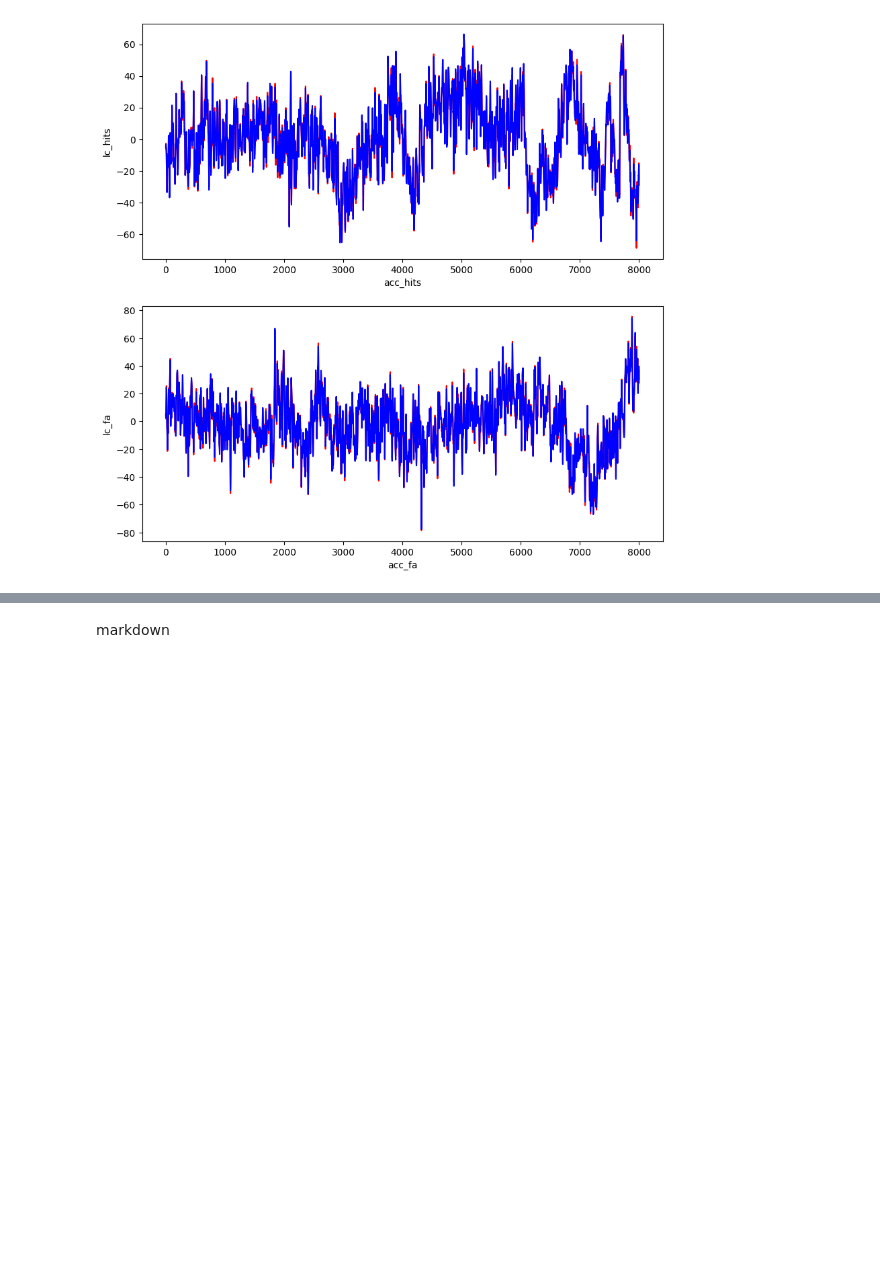
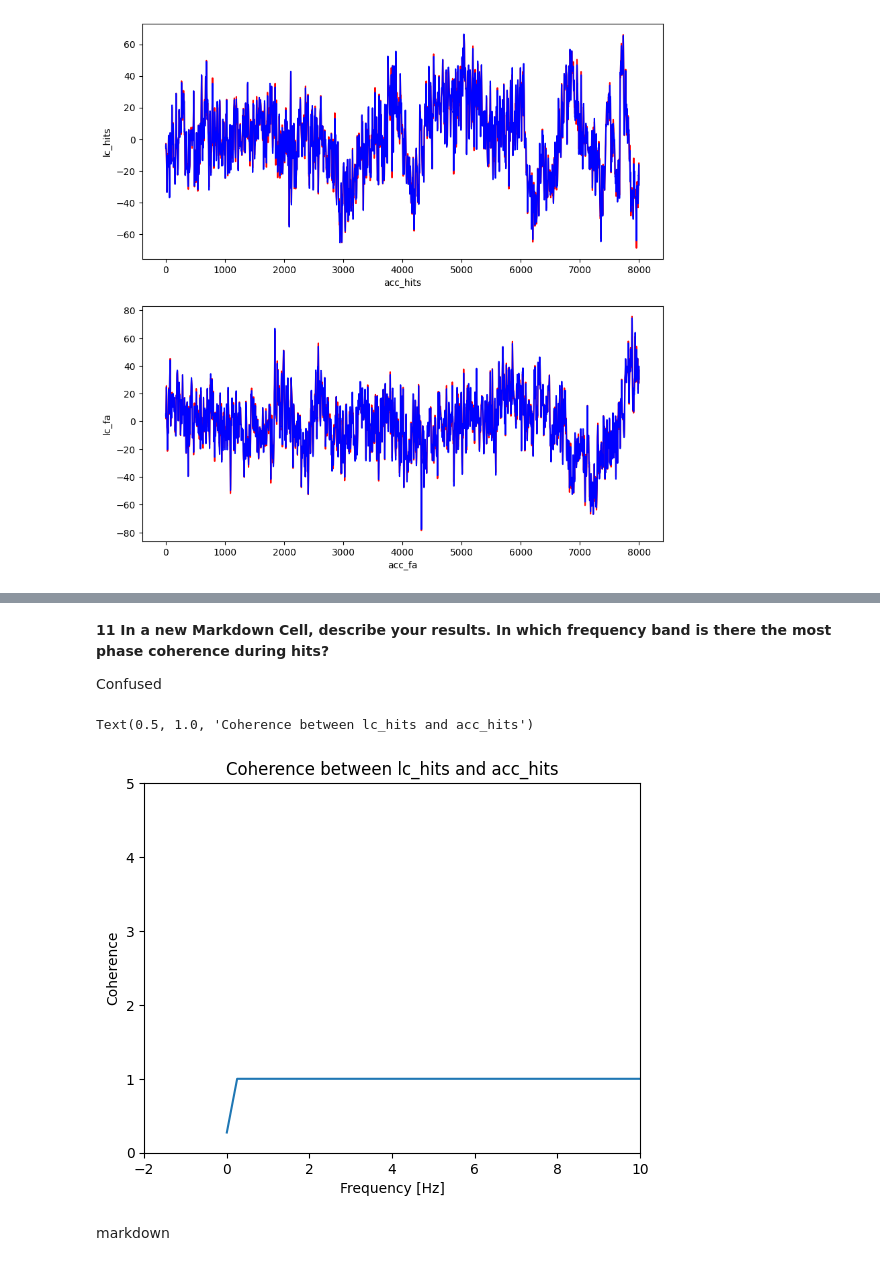
Before and after one commit to caseymacelhiney/neuro265, a Jupyter notebook: coding_homework_6.ipynb, the cells around one changed output, grey strips where cells are left out. Saved outputs shown, nothing was run; the diff lists cells and outputs as text; code cells hidden in the pictures; blank space fills up the shorter version.

```diff
--- a/coding_homework_6.ipynb
+++ b/coding_homework_6.ipynb
@@ -93,2 +128,36 @@ Text(0, 0.5, 'lc_fa')
+# %% [markdown]
+**11 In a new Markdown Cell, describe your results. In which frequency band is there the most phase coherence during hits?**
+
+Confused
+# %%
+#In a new Code Cell, repeat step 10, but with acc_fa and lc_fa.
+#Plot the results from step 10 in red, and the results from this step in blue, in the same plot (in other words, you should have one plot,
+# with two different lines on it - one will be the coherence for "hits" that you calculated in step 10, and one will be the coherence for "false alarms").
+dt = time[1] - time[0]
+K = lc_hits.shape[0]
+N = acc_hits.shape[1]
+ac = np.zeros([2 * N - 1])
+
+xf = np.array([np.fft.rfft(x - x.mean()) for x in acc_fa])
+yf = np.array([np.fft.rfft(y - y.mean()) for y in lc_fa])
+
+T = time[-1]
+scale = 2 * dt**2 / T
+Sxx = scale * (xf * xf.conj()).mean(0)
+Syy = scale * (yf * yf.conj()).mean(0)
+Sxy = scale * (xf * yf.conj()).mean(0)
+
+cohr = np.abs(Sxy) / (np.sqrt(Sxx) * np.sqrt(Syy))
+
+f = np.fft.rfftfreq(N, dt)
+plt.plot(f, cohr.real)
+plt.xlim([-2, 10])
+plt.ylim([0, 5])
+plt.xlabel('Frequency [Hz]')
+plt.ylabel('Coherence')
+plt.title('Coherence between lc_hits and acc_hits')
+# %% [output]
+Text(0.5, 1.0, 'Coherence between lc_hits and acc_hits')
+[figure, added]
 # %% [markdown]
 markdown
```
Also changed, not shown: parts of 3 cells of this notebook.
